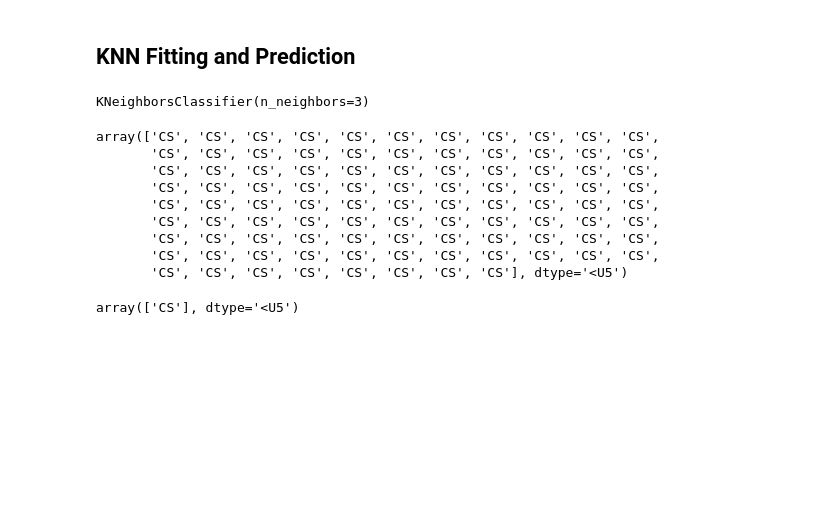
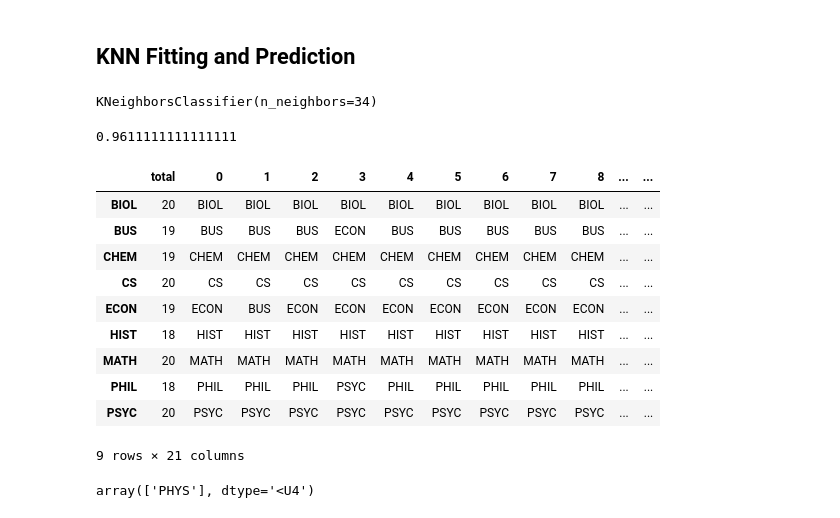
Before and after one commit to richard-duong/GuessTheClass, a Jupyter notebook: notebooks/knn_analysis.ipynb, the cells around one changed output. Saved outputs shown, nothing was run; the diff lists cells and outputs as text; code cells hidden in the pictures; blank space fills up the shorter version.

```diff
--- a/notebooks/knn_analysis.ipynb
+++ b/notebooks/knn_analysis.ipynb
@@ -31,14 +35,14 @@ class StemmedTfidfVectorizer(TfidfVectorizer):
 # %%
 start_time = time.time()
 
+# experimenting with problem subjects
+drop_subjects = ["ENGL", "CHE", "POSC", "PHYS"]
 
 reader = Reader()
-count = reader.load_captions("../data/save.json")
+count = reader.load_captions("../data/dataset.json")
 df = reader.to_dataframe()
-subject_totals = df.groupby("subject")["link"].count()
+df = df[~df["subject"].isin(drop_subjects)]
 
-
-print("Loaded", count, "captions from save.json\n\n")
-print(subject_totals, "\n\n")
+print("Loaded", count, "captions from dataset.json\n\n")
 print("This took", "{0:.2f}".format(time.time() - start_time), "seconds")
 # %% [output]
@@ -61,6 +122,6 @@ This took 1.30 seconds
 <h2>Vectorize and stem the corpus</h2>
 # %%
 # generate the custom stemming vectorizer
-stem_vectorizer = StemmedTfidfVectorizer(min_df=.000001, max_df=1, stop_words="english", token_pattern=TOKEN_PATTERN)
+stem_vectorizer = StemmedTfidfVectorizer(min_df=10, max_df=.75, stop_words="english", ngram_range=(1,1), token_pattern=TOKEN_PATTERN)
 # %%
 start_time = time.time()
@@ -78,23 +149,23 @@ This took 62.68 seconds
 # %%
 start_time = time.time()
 
-
 # generate training and testing sets
 all_keys = list(df.index.values)
-all_subjects = df["subject"].unique()
+subjects = df["subject"].unique()
 
 test_data = []
 test_labels = []
 train_data = []
 train_labels = []
+fold = 10
 
-# partition testing dataset to be 1/5, and training dataset to be 4/5 of original
+# partition testing dataset to be 1/10, and training dataset to be 9/10 of original
 for subject, total in zip(subjects, subject_totals):
     subject_keys = [key for key in all_keys if df.loc[key]["subject"] == subject]
     subject_clean = [df.loc[key]["clean"] for key in subject_keys]
     subject_subject = [df.loc[key]["subject"] for key in subject_keys]
 
-    test_size = total // 10
+    test_size = total // fold
     test_data.extend(subject_clean[:test_size])
     test_labels.extend(subject_subject[:test_size])
     train_data.extend(subject_clean[test_size:])
@@ -127,7 +229,7 @@ This took 65.70 seconds
 <h2>KNN Fitting and Prediction</h2>
 # %%
 # generates and fits classifier to training dataset
-classifier = KNeighborsClassifier(n_neighbors=3)
+classifier = KNeighborsClassifier(n_neighbors=34)
 classifier.fit(train_transform, train_labels)
 # %% [output]
-KNeighborsClassifier(n_neighbors=3)
+KNeighborsClassifier(n_neighbors=34)
@@ -134,19 +239,42 @@ KNeighborsClassifier(n_neighbors=3)
 # %%
 prediction = classifier.predict(test_transform)
-prediction
-# %% [output]
-array(['CS', 'CS', 'CS', 'CS', 'CS', 'CS', 'CS', 'CS', 'CS', 'CS', 'CS',
-       'CS', 'CS', 'CS', 'CS', 'CS', 'CS', 'CS', 'CS', 'CS', 'CS', 'CS',
-       'CS', 'CS', 'CS', 'CS', 'CS', 'CS', 'CS', 'CS', 'CS', 'CS', 'CS',
-       'CS', 'CS', 'CS', 'CS', 'CS', 'CS', 'CS', 'CS', 'CS', 'CS', 'CS',
-       'CS', 'CS', 'CS', 'CS', 'CS', 'CS', 'CS', 'CS', 'CS', 'CS', 'CS',
-       'CS', 'CS', 'CS', 'CS', 'CS', 'CS', 'CS', 'CS', 'CS', 'CS', 'CS',
-       'CS', 'CS', 'CS', 'CS', 'CS', 'CS', 'CS', 'CS', 'CS', 'CS', 'CS',
-       'CS', 'CS', 'CS', 'CS', 'CS', 'CS', 'CS', 'CS', 'CS', 'CS', 'CS',
-       'CS', 'CS', 'CS', 'CS', 'CS', 'CS', 'CS', 'CS'], dtype='<U5')
+# %%
+score = calculate_score(prediction, test_labels)
+score
+# %% [output]
+0.9611111111111111
+# %%
+results = {}
+counts = {}
+
+for subject in subjects:
+    results[subject] = []
+    counts[subject] = 0
+
+for label, pred in zip(test_labels,prediction):
+    results[label].append(pred)
+
+    if label == pred:
+        counts[label] += 1
+
+results_df = pd.DataFrame.from_dict(results, orient='index')
+results_df.insert(0, "total", counts.values())
+results_df
+# %% [output]
+|  | total | 0 | 1 | 2 | 3 | 4 | 5 | 6 | 7 | 8 | ... | ... |
+| BIOL | 20 | BIOL | BIOL | BIOL | BIOL | BIOL | BIOL | BIOL | BIOL | BIOL | ... | ... |
+| BUS | 19 | BUS | BUS | BUS | ECON | BUS | BUS | BUS | BUS | BUS | ... | ... |
+| CHEM | 19 | CHEM | CHEM | CHEM | CHEM | CHEM | CHEM | CHEM | CHEM | CHEM | ... | ... |
+| CS | 20 | CS | CS | CS | CS | CS | CS | CS | CS | CS | ... | ... |
+| ECON | 19 | ECON | BUS | ECON | ECON | ECON | ECON | ECON | ECON | ECON | ... | ... |
+| HIST | 18 | HIST | HIST | HIST | HIST | HIST | HIST | HIST | HIST | HIST | ... | ... |
+| MATH | 20 | MATH | MATH | MATH | MATH | MATH | MATH | MATH | MATH | MATH | ... | ... |
+| PHIL | 18 | PHIL | PHIL | PHIL | PSYC | PHIL | PHIL | PHIL | PHIL | PHIL | ... | ... |
+| PSYC | 20 | PSYC | PSYC | PSYC | PSYC | PSYC | PSYC | PSYC | PSYC | PSYC | ... | ... |
+9 rows × 21 columns
 # %%
-sample_text = ["political"]
+sample_text = [""]
 sample_text_transform = stem_fit_vectorizer.transform(sample_text)
 classifier.predict(sample_text_transform)
 # %% [output]
-array(['CS'], dtype='<U5')
+array(['PHYS'], dtype='<U4')
```
Also changed, not shown: parts of 22 cells of this notebook, 25 other files.
